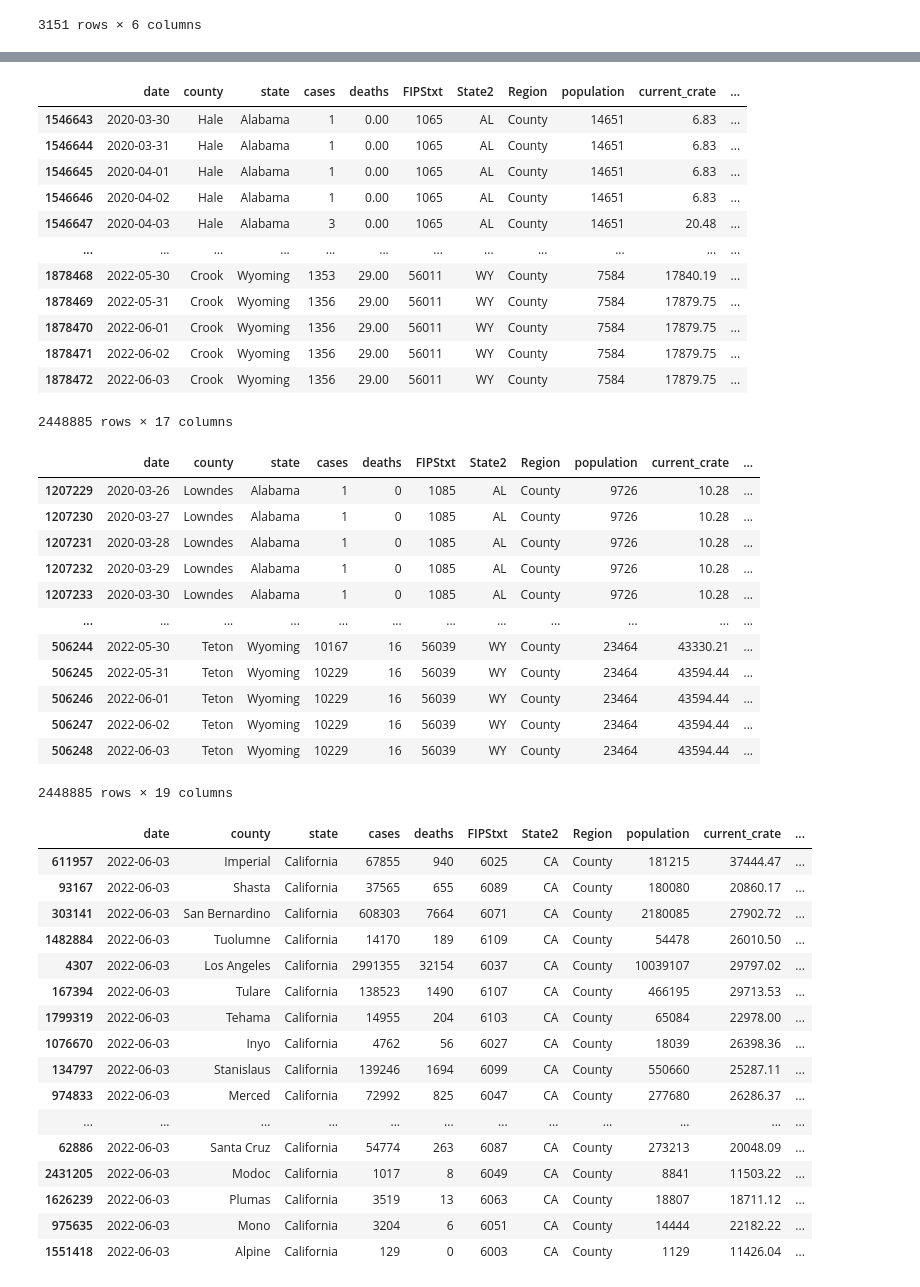
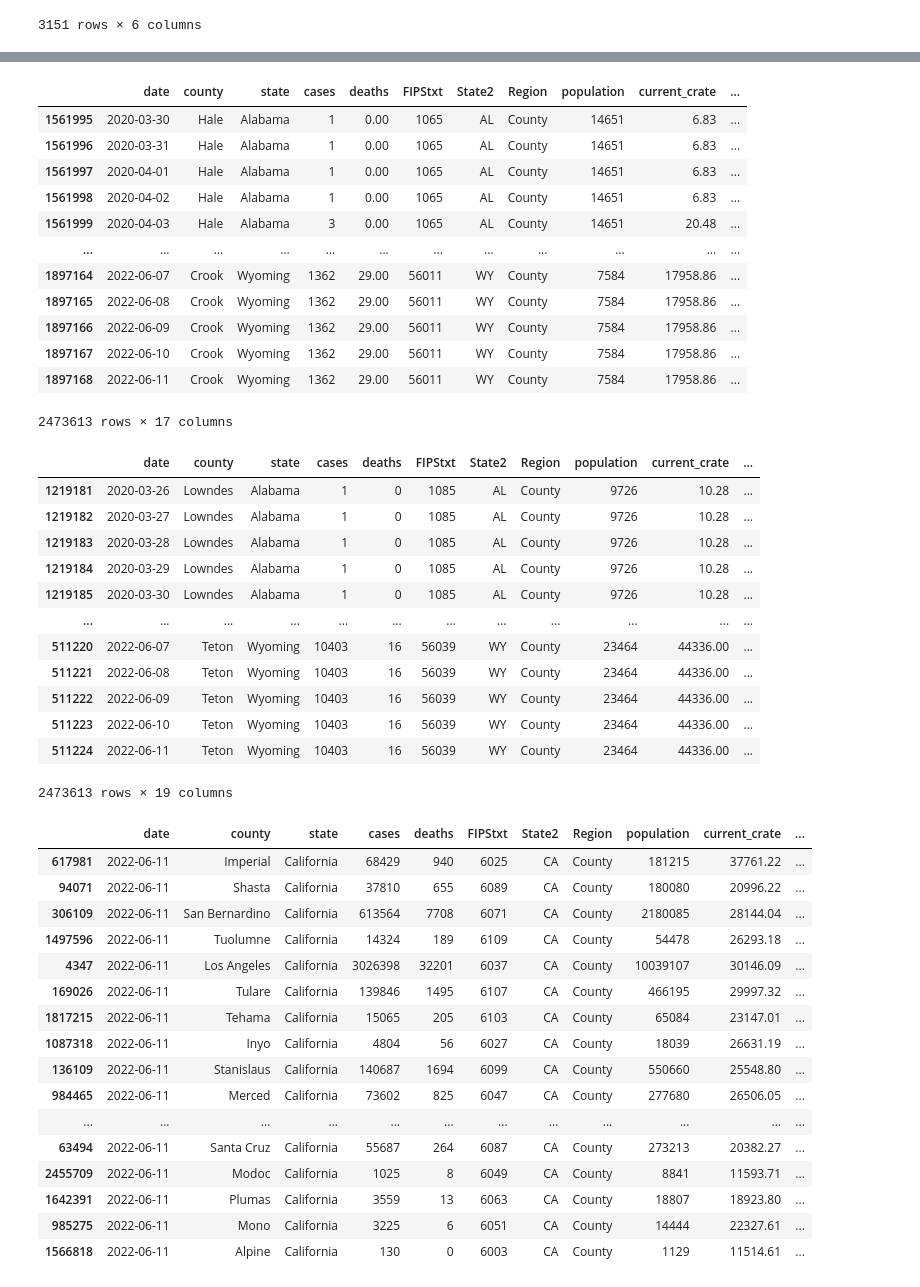
Before and after one commit to menlodoug/covid_crunching, a Jupyter notebook: pandas/COVID_USA.ipynb, the cells around one changed output, grey strips where cells are left out. Cells and saved outputs as stored; diff of their text form; code cells hidden in the pictures.

```diff
--- a/pandas/COVID_USA.ipynb
+++ b/pandas/COVID_USA.ipynb
@@ -101,7 +101,7 @@ counties
 # %%
 # Isolate data from most current day.
 
-counties_us = counties[(counties['date'] == '2022-06-03') & (counties['Region'] == 'County')]
+counties_us = counties[(counties['date'] == '2022-06-11') & (counties['Region'] == 'County')]
 counties_us
 # %% [output]
 |  | date | county | state | cases | deaths | FIPStxt | State2 | Region | population | current_crate | ... |
@@ -216,18 +216,18 @@ usa[ '14day_case_avg' ] = usa.case_day.rolling(14).mean()
 usa
 # %% [output]
 |  | date | county | state | cases | deaths | FIPStxt | State2 | Region | population | current_crate | ... |
-| 1546643 | 2020-03-30 | Hale | Alabama | 1 | 0.00 | 1065 | AL | County | 14651 | 6.83 | ... |
-| 1546644 | 2020-03-31 | Hale | Alabama | 1 | 0.00 | 1065 | AL | County | 14651 | 6.83 | ... |
-| 1546645 | 2020-04-01 | Hale | Alabama | 1 | 0.00 | 1065 | AL | County | 14651 | 6.83 | ... |
-| 1546646 | 2020-04-02 | Hale | Alabama | 1 | 0.00 | 1065 | AL | County | 14651 | 6.83 | ... |
-| 1546647 | 2020-04-03 | Hale | Alabama | 3 | 0.00 | 1065 | AL | County | 14651 | 20.48 | ... |
+| 1561995 | 2020-03-30 | Hale | Alabama | 1 | 0.00 | 1065 | AL | County | 14651 | 6.83 | ... |
+| 1561996 | 2020-03-31 | Hale | Alabama | 1 | 0.00 | 1065 | AL | County | 14651 | 6.83 | ... |
+| 1561997 | 2020-04-01 | Hale | Alabama | 1 | 0.00 | 1065 | AL | County | 14651 | 6.83 | ... |
+| 1561998 | 2020-04-02 | Hale | Alabama | 1 | 0.00 | 1065 | AL | County | 14651 | 6.83 | ... |
+| 1561999 | 2020-04-03 | Hale | Alabama | 3 | 0.00 | 1065 | AL | County | 14651 | 20.48 | ... |
 | ... | ... | ... | ... | ... | ... | ... | ... | ... | ... | ... | ... |
-| 1878468 | 2022-05-30 | Crook | Wyoming | 1353 | 29.00 | 56011 | WY | County | 7584 | 17840.19 | ... |
-| 1878469 | 2022-05-31 | Crook | Wyoming | 1356 | 29.00 | 56011 | WY | County | 7584 | 17879.75 | ... |
-| 1878470 | 2022-06-01 | Crook | Wyoming | 1356 | 29.00 | 56011 | WY | County | 7584 | 17879.75 | ... |
-| 1878471 | 2022-06-02 | Crook | Wyoming | 1356 | 29.00 | 56011 | WY | County | 7584 | 17879.75 | ... |
-| 1878472 | 2022-06-03 | Crook | Wyoming | 1356 | 29.00 | 56011 | WY | County | 7584 | 17879.75 | ... |
+| 1897164 | 2022-06-07 | Crook | Wyoming | 1362 | 29.00 | 56011 | WY | County | 7584 | 17958.86 | ... |
+| 1897165 | 2022-06-08 | Crook | Wyoming | 1362 | 29.00 | 56011 | WY | County | 7584 | 17958.86 | ... |
+| 1897166 | 2022-06-09 | Crook | Wyoming | 1362 | 29.00 | 56011 | WY | County | 7584 | 17958.86 | ... |
+| 1897167 | 2022-06-10 | Crook | Wyoming | 1362 | 29.00 | 56011 | WY | County | 7584 | 17958.86 | ... |
+| 1897168 | 2022-06-11 | Crook | Wyoming | 1362 | 29.00 | 56011 | WY | County | 7584 | 17958.86 | ... |
-2448885 rows × 17 columns
+2473613 rows × 17 columns
 # %%
 # Break out daily death data from the New York Times csv that is cumulative in nature
 
@@ -238,18 +238,18 @@ usa['deaths'] = usa['deaths'].astype(int)
 usa
 # %% [output]
 |  | date | county | state | cases | deaths | FIPStxt | State2 | Region | population | current_crate | ... |
-| 1207229 | 2020-03-26 | Lowndes | Alabama | 1 | 0 | 1085 | AL | County | 9726 | 10.28 | ... |
-| 1207230 | 2020-03-27 | Lowndes | Alabama | 1 | 0 | 1085 | AL | County | 9726 | 10.28 | ... |
-| 1207231 | 2020-03-28 | Lowndes | Alabama | 1 | 0 | 1085 | AL | County | 9726 | 10.28 | ... |
-| 1207232 | 2020-03-29 | Lowndes | Alabama | 1 | 0 | 1085 | AL | County | 9726 | 10.28 | ... |
-| 1207233 | 2020-03-30 | Lowndes | Alabama | 1 | 0 | 1085 | AL | County | 9726 | 10.28 | ... |
+| 1219181 | 2020-03-26 | Lowndes | Alabama | 1 | 0 | 1085 | AL | County | 9726 | 10.28 | ... |
+| 1219182 | 2020-03-27 | Lowndes | Alabama | 1 | 0 | 1085 | AL | County | 9726 | 10.28 | ... |
+| 1219183 | 2020-03-28 | Lowndes | Alabama | 1 | 0 | 1085 | AL | County | 9726 | 10.28 | ... |
+| 1219184 | 2020-03-29 | Lowndes | Alabama | 1 | 0 | 1085 | AL | County | 9726 | 10.28 | ... |
+| 1219185 | 2020-03-30 | Lowndes | Alabama | 1 | 0 | 1085 | AL | County | 9726 | 10.28 | ... |
 | ... | ... | ... | ... | ... | ... | ... | ... | ... | ... | ... | ... |
-| 506244 | 2022-05-30 | Teton | Wyoming | 10167 | 16 | 56039 | WY | County | 23464 | 43330.21 | ... |
-| 506245 | 2022-05-31 | Teton | Wyoming | 10229 | 16 | 56039 | WY | County | 23464 | 43594.44 | ... |
-| 506246 | 2022-06-01 | Teton | Wyoming | 10229 | 16 | 56039 | WY | County | 23464 | 43594.44 | ... |
-| 506247 | 2022-06-02 | Teton | Wyoming | 10229 | 16 | 56039 | WY | County | 23464 | 43594.44 | ... |
-| 506248 | 2022-06-03 | Teton | Wyoming | 10229 | 16 | 56039 | WY | County | 23464 | 43594.44 | ... |
+| 511220 | 2022-06-07 | Teton | Wyoming | 10403 | 16 | 56039 | WY | County | 23464 | 44336.00 | ... |
+| 511221 | 2022-06-08 | Teton | Wyoming | 10403 | 16 | 56039 | WY | County | 23464 | 44336.00 | ... |
+| 511222 | 2022-06-09 | Teton | Wyoming | 10403 | 16 | 56039 | WY | County | 23464 | 44336.00 | ... |
+| 511223 | 2022-06-10 | Teton | Wyoming | 10403 | 16 | 56039 | WY | County | 23464 | 44336.00 | ... |
+| 511224 | 2022-06-11 | Teton | Wyoming | 10403 | 16 | 56039 | WY | County | 23464 | 44336.00 | ... |
-2448885 rows × 19 columns
+2473613 rows × 19 columns
 # %%
 # Export updated national data to csv for use in Tableau
 
@@ -257,26 +257,26 @@ usa.to_csv('daily_covid_us.csv', index=False)
 # %%
 # Filter California data to show only numbers for today
 
-counties_cal = usa[(usa['date'] == '2022-06-03') & (usa['state'] == 'California')]
+counties_cal = usa[(usa['date'] == '2022-06-11') & (usa['state'] == 'California')]
 counties_cal
 # %% [output]
 |  | date | county | state | cases | deaths | FIPStxt | State2 | Region | population | current_crate | ... |
-| 611957 | 2022-06-03 | Imperial | California | 67855 | 940 | 6025 | CA | County | 181215 | 37444.47 | ... |
-| 93167 | 2022-06-03 | Shasta | California | 37565 | 655 | 6089 | CA | County | 180080 | 20860.17 | ... |
-| 303141 | 2022-06-03 | San Bernardino | California | 608303 | 7664 | 6071 | CA | County | 2180085 | 27902.72 | ... |
-| 1482884 | 2022-06-03 | Tuolumne | California | 14170 | 189 | 6109 | CA | County | 54478 | 26010.50 | ... |
-| 4307 | 2022-06-03 | Los Angeles | California | 2991355 | 32154 | 6037 | CA | County | 10039107 | 29797.02 | ... |
-| 167394 | 2022-06-03 | Tulare | California | 138523 | 1490 | 6107 | CA | County | 466195 | 29713.53 | ... |
-| 1799319 | 2022-06-03 | Tehama | California | 14955 | 204 | 6103 | CA | County | 65084 | 22978.00 | ... |
-| 1076670 | 2022-06-03 | Inyo | California | 4762 | 56 | 6027 | CA | County | 18039 | 26398.36 | ... |
-| 134797 | 2022-06-03 | Stanislaus | California | 139246 | 1694 | 6099 | CA | County | 550660 | 25287.11 | ... |
-| 974833 | 2022-06-03 | Merced | California | 72992 | 825 | 6047 | CA | County | 277680 | 26286.37 | ... |
+| 617981 | 2022-06-11 | Imperial | California | 68429 | 940 | 6025 | CA | County | 181215 | 37761.22 | ... |
+| 94071 | 2022-06-11 | Shasta | California | 37810 | 655 | 6089 | CA | County | 180080 | 20996.22 | ... |
+| 306109 | 2022-06-11 | San Bernardino | California | 613564 | 7708 | 6071 | CA | County | 2180085 | 28144.04 | ... |
+| 1497596 | 2022-06-11 | Tuolumne | California | 14324 | 189 | 6109 | CA | County | 54478 | 26293.18 | ... |
+| 4347 | 2022-06-11 | Los Angeles | California | 3026398 | 32201 | 6037 | CA | County | 10039107 | 30146.09 | ... |
+| 169026 | 2022-06-11 | Tulare | California | 139846 | 1495 | 6107 | CA | County | 466195 | 29997.32 | ... |
+| 1817215 | 2022-06-11 | Tehama | California | 15065 | 205 | 6103 | CA | County | 65084 | 23147.01 | ... |
+| 1087318 | 2022-06-11 | Inyo | California | 4804 | 56 | 6027 | CA | County | 18039 | 26631.19 | ... |
+| 136109 | 2022-06-11 | Stanislaus | California | 140687 | 1694 | 6099 | CA | County | 550660 | 25548.80 | ... |
+| 984465 | 2022-06-11 | Merced | California | 73602 | 825 | 6047 | CA | County | 277680 | 26506.05 | ... |
 | ... | ... | ... | ... | ... | ... | ... | ... | ... | ... | ... | ... |
-| 62886 | 2022-06-03 | Santa Cruz | California | 54774 | 263 | 6087 | CA | County | 273213 | 20048.09 | ... |
-| 2431205 | 2022-06-03 | Modoc | California | 1017 | 8 | 6049 | CA | County | 8841 | 11503.22 | ... |
-| 1626239 | 2022-06-03 | Plumas | California | 3519 | 13 | 6063 | CA | County | 18807 | 18711.12 | ... |
-| 975635 | 2022-06-03 | Mono | California | 3204 | 6 | 6051 | CA | County | 14444 | 22182.22 | ... |
-| 1551418 | 2022-06-03 | Alpine | California | 129 | 0 | 6003 | CA | County | 1129 | 11426.04 | ... |
+| 63494 | 2022-06-11 | Santa Cruz | California | 55687 | 264 | 6087 | CA | County | 273213 | 20382.27 | ... |
+| 2455709 | 2022-06-11 | Modoc | California | 1025 | 8 | 6049 | CA | County | 8841 | 11593.71 | ... |
+| 1642391 | 2022-06-11 | Plumas | California | 3559 | 13 | 6063 | CA | County | 18807 | 18923.80 | ... |
+| 985275 | 2022-06-11 | Mono | California | 3225 | 6 | 6051 | CA | County | 14444 | 22327.61 | ... |
+| 1566818 | 2022-06-11 | Alpine | California | 130 | 0 | 6003 | CA | County | 1129 | 11514.61 | ... |
 # %%
 # Show top 10 California counties based on largest current infection rate
 
```
Also changed, not shown: parts of 12 cells of this notebook, 44 other files.
